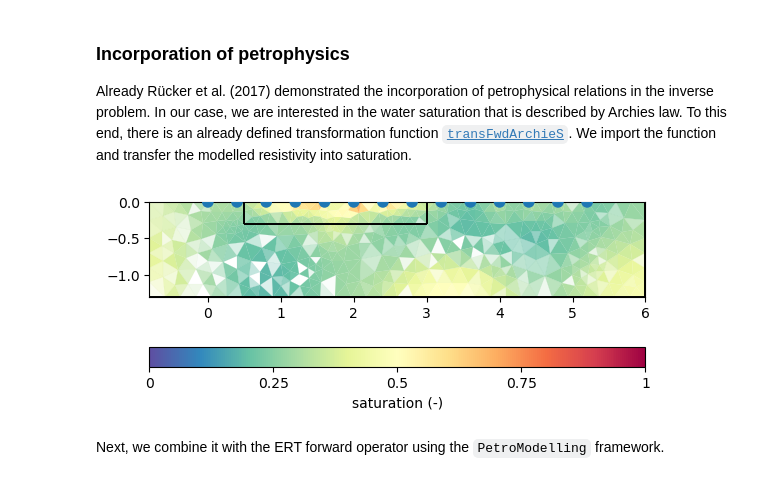
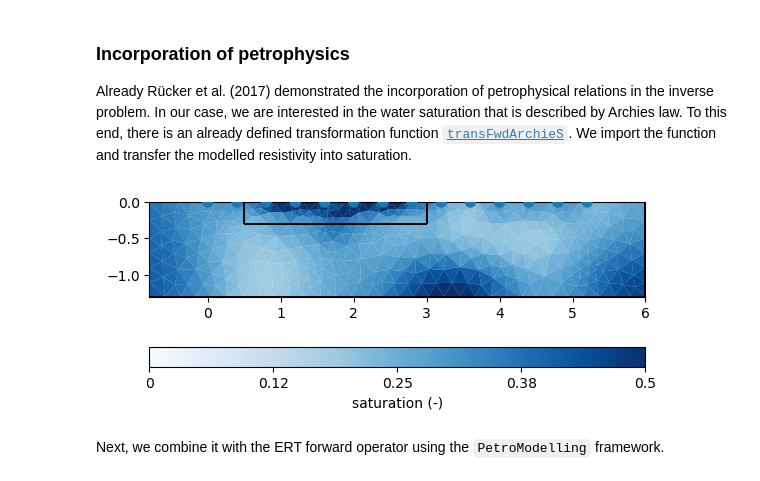
Before and after one commit to gimli-org/SEGwebinar, a Jupyter notebook: data/mulda/story.ipynb, the cells around one changed output. Drawn from its saved outputs; the diff is of its cells as text; code cells hidden in the pictures.

```diff
--- a/data/mulda/story.ipynb
+++ b/data/mulda/story.ipynb
@@ -60,7 +60,8 @@ https://dev.pygimli.org/_examples_auto/3_ert/plot_10_reciprocal_analysis.html
 
 We generate an error model by assuming a relative error of 2%.
 # %%
-data.estimateError(relativeError=0.02)
+# data.estimateError(relativeError=0.02)
+data["err"] = 0.02
 # %% [markdown]
 For demonstration purposes, we will first work on 2D profiles. Therefore, we extract a single profile from the data using the `subset` command for a constant line along x=0. For 2D inversion, we exchange the x and the y coordinates.
 # %%
@@ -406,11 +290,14 @@ y1result["res"] = mgr.model
 
 Already Rücker et al. (2017) demonstrated the incorporation of petrophysical relations in the inverse problem. In our case, we are interested in the water saturation that is described by Archies law. To this end, there is an already defined transformation function [`transFwdArchieS`](https://www.pygimli.org/pygimliapi/_generated/pygimli.physics.petro.html#pygimli.physics.petro.transFwdArchieS). We import the function and transfer the modelled resistivity into saturation.
 # %%
-from pygimli.physics.petro import transFwdArchieS # , transInvArchieS
-tS = transFwdArchieS(rFluid=66*(1-0.02*20), phi=0.4, m=1.3, n=1.83)
-mgr.showResult(tS.inv(mgr.model), cMin=0, cMax=1, logScale=0, label="saturation (-)");
+from pygimli.physics.petro import transFwdArchieS
+tS = transFwdArchieS(rFluid=66*(1-0.02*20),
+                     phi=0.4, m=1.3, n=1.83)
+satKW = dict(cMin=0, cMax=0.5, logScale=0, cMap="Blues",
+             label="saturation (-)", coverage=1)
+mgr.showResult(tS.inv(mgr.model), **satKW);
 # %% [output]
-[figure, old version]
+[figure, new version]
 # %% [markdown]
 Next, we combine it with the ERT forward operator using the `PetroModelling` framework.
 # %%
```
Also changed, not shown: parts of 39 cells of this notebook.
